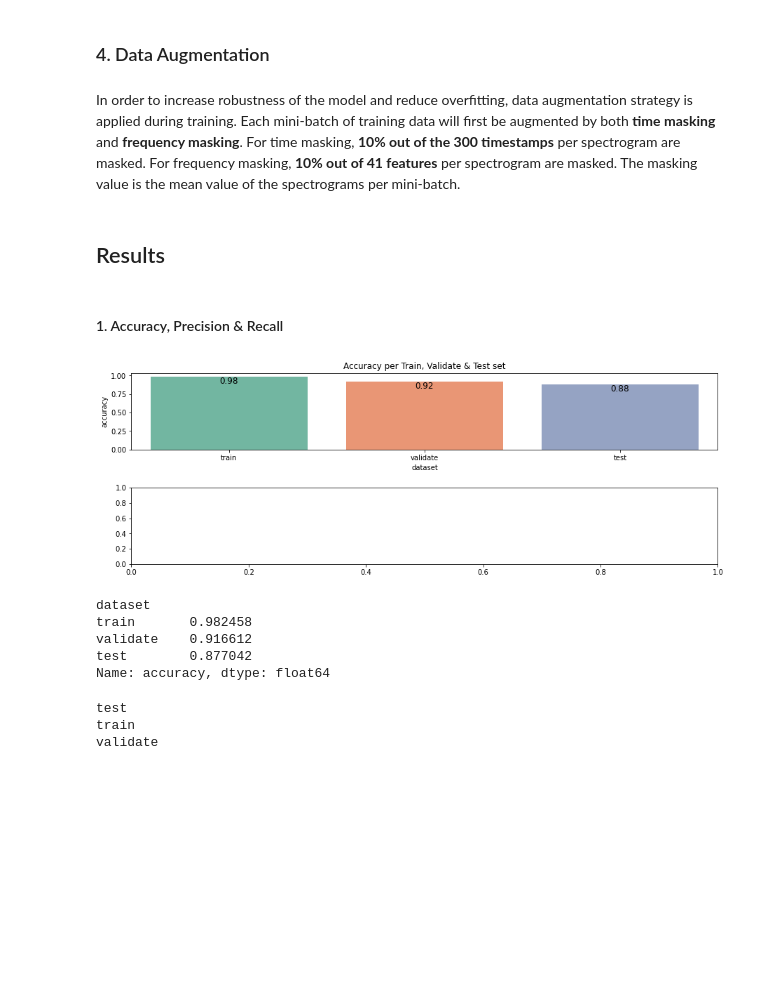
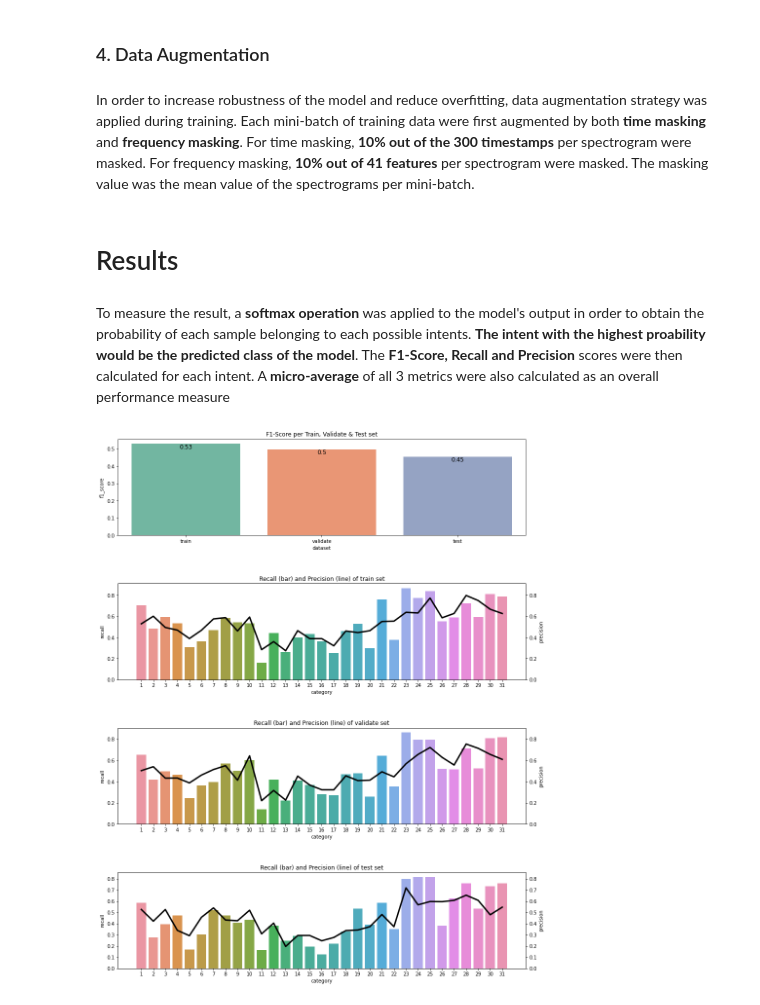
Before and after one commit to MichaelCheung105/speech-to-intent, a Jupyter notebook: docs/Report.ipynb, the cells around one changed output. Cells and saved outputs as stored; diff of their text form; code cells hidden in the pictures; blank space fills up the shorter version.

```diff
--- a/docs/Report.ipynb
+++ b/docs/Report.ipynb
@@ -5,13 +11,19 @@ This section is used to import packages to load data/files for the contents of t
 # %%
+import pickle
 import matplotlib.pyplot as plt
 import numpy as np
 import pandas as pd
 import seaborn as sns
+from sklearn.metrics import confusion_matrix
+from trainer import Trainer
 
 data = {}
 data['train'] = np.load('../data/data_for_training.npz')
 data['test'] = np.load('../data/test_data.npz')
 
-best_model = '20210717154623'
+best_model = '20210718005348'
 metrics_df = pd.read_csv(f'../result/accuracies/{best_model}_merged_metrics_df.csv')
+predictions_df = pd.read_csv(f'../result/predictions/{best_model}_predictions_df.csv')
+with open(f'../result/models/{best_model}_model.pkl', 'rb') as f:
+    trainer = pickle.load(f)
 # %% [markdown]
@@ -26,6 +33,6 @@ The test set consists of 4,774 spectrograms (154 samples per intent)
 # %%
-fig, axes = plt.subplots(nrows=2, figsize=(10, 5))
-fig.subplots_adjust(hspace=0.8)
+fig, axes = plt.subplots(nrows=2, figsize=(15, 10))
+fig.subplots_adjust(hspace=0.3)
 for i, key in enumerate(data.keys()):
     unique, counts = np.unique(data[key]['f1'], return_counts=True)
     sns.barplot(x=unique, y=counts, ax=axes[i])
@@ -36,0 +46,4 @@ for i, key in enumerate(data.keys()):
+# %%
+fig, axes = plt.subplots(ncols=6, figsize=(15,5))
+for i, index in enumerate(np.random.choice(a=data['train']['f0'].shape[0], size=6)):
+    axes[i].imshow(data['train']['f0'][index])
@@ -57,46 +98,36 @@ An early stopping mechanism is applied to avoid overfitting. After each epoch, t
 # %% [markdown]
 ### 4. Data Augmentation
 # %% [markdown]
-In order to increase robustness of the model and reduce overfitting, data augmentation strategy is applied during training. Each mini-batch of training data will first be augmented by both **time masking** and **frequency masking**. For time masking, **10% out of the 300 timestamps** per spectrogram are masked. For frequency masking, **10% out of 41 features** per spectrogram are masked. The masking value is the mean value of the spectrograms per mini-batch.
+In order to increase robustness of the model and reduce overfitting, data augmentation strategy was applied during training. Each mini-batch of training data were first augmented by both **time masking** and **frequency masking**. For time masking, **10% out of the 300 timestamps** per spectrogram were masked. For frequency masking, **10% out of 41 features** per spectrogram were masked. The masking value was the mean value of the spectrograms per mini-batch.
 # %% [markdown]
-## Results
+# Results
-# %% [markdown]
-#### 1. Accuracy, Precision & Recall
+# %% [markdown]
+To measure the result, a **softmax operation** was applied to the model's output in order to obtain the probability of each sample belonging to each possible intents. **The intent with the highest proability would be the predicted class of the model**. The **F1-Score, Recall and Precision** scores were then calculated for each intent. A **micro-average** of all 3 metrics were also calculated as an overall performance measure
 # %%
 # Figure setting
-fig, axes = plt.subplots(nrows=2, figsize=(15, 5))
+fig, axes = plt.subplots(nrows=4, figsize=(15, 20))
 fig.subplots_adjust(hspace=0.5)
 
-# Accuracy bar plot
-axes[0].set_title('Accuracy per Train, Validate & Test set')
-ac_plot = sns.barplot(data=metrics_df[metrics_df.category=='overall'],
-                      x="dataset", y="accuracy", ax=axes[0], orient='v', palette='Set2')
+# F1-Score bar plot
+axes[0].set_title('F1-Score per Train, Validate & Test set')
+axes[0] = sns.barplot(data=metrics_df[metrics_df.category=='micro-average'],
+                      x="dataset", y="f1_score", ax=axes[0], orient='v', palette='Set2')
 cols_order = ['train', 'validate', 'test']
-grouped_df = metrics_df[metrics_df.category=='overall'].groupby('dataset')['accuracy'].sum().reindex(cols_order)
+grouped_df = metrics_df[metrics_df.category=='micro-average'].groupby('dataset')['f1_score'].sum().reindex(cols_order)
 for index, row in grouped_df.reset_index().iterrows():
-    ac_plot.text(index, row.accuracy, round(row.accuracy,2), color='black', ha='center', va="top", fontsize=12)
+    axes[0].text(index, row.f1_score, round(row.f1_score,2), color='black', ha='center', va="top", fontsize=12)
 
-# Precision an
-# sns.catplot(data=metrics_df, x="category", y="recall", row="dataset", kind="bar", orient='v', aspect=5, height=3, ax=axes[1])
+
+# Precision and Recall
+ax_pair = dict()
+for idx, dataset in enumerate(cols_order, 1):
+    df = metrics_df[(metrics_df.category!='micro-average') & (metrics_df.dataset == dataset)]
+    sns.barplot(data=df, x="category", y="recall", ax=axes[idx])
+    axes[idx].set_title(f'Recall (bar) and Precision (line) of {dataset} set')
+#     axes[idx].set_ylabel("Recall (bar)")
+    ax_pair[idx] = axes[idx].twinx()
+#     ax_pair[idx].set_ylabel("Precision (line)")
+    ax_pair[idx].sharey(axes[idx])
+    ax_pair[idx] = sns.lineplot(data=df, x="category", y="precision", linewidth=3, color="black")
 # %% [output]
-[figure, old version]
+[figure, new version]
-# %%
-cols_order = ['train', 'validate', 'test']
-grouped_df = metrics_df[metrics_df.category=='overall'].groupby('dataset')['accuracy'].sum().reindex(cols_order)
-grouped_df
-# %% [output]
-dataset
-train       0.982458
-validate    0.916612
-test        0.877042
-Name: accuracy, dtype: float64
-# %%
-# # metrics_df.pivot(index='category', columns='dataset', values='accuracy')
-# metrics_df[metrics_df.category=='overall'].pivot(index='category', columns='dataset', values='accuracy')
-
-for index, row in metrics_df[metrics_df.category=='overall'].groupby('dataset')['accuracy'].sum().reset_index().iterrows():
-    print(row.dataset)
-# %% [output]
-test
-train
-validate
```
Also changed, not shown: parts of 29 cells of this notebook.
